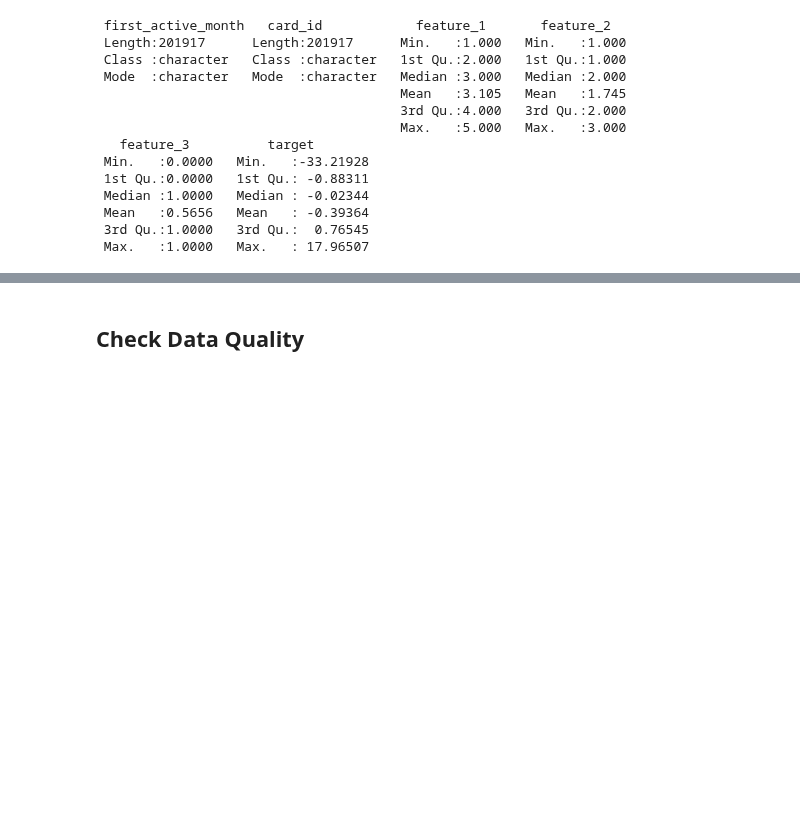
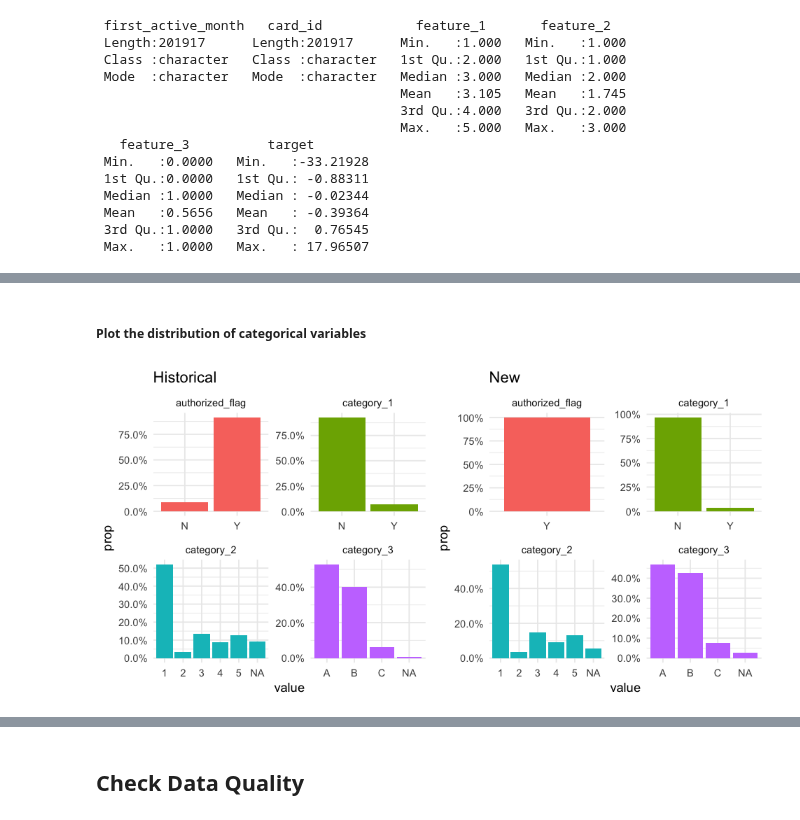
Before and after one commit to hsing-yi-wang/Kaggle_Projects, a Jupyter notebook: Elo_Merchant.ipynb, the cells around one changed output, grey strips where cells are left out. Cells and saved outputs as stored; diff of their text form; code cells hidden in the pictures; blank space fills up the shorter version.

```diff
--- a/Elo_Merchant.ipynb
+++ b/Elo_Merchant.ipynb
@@ -127,0 +249,33 @@ Contains aggregate information for each merchant_id
+# %% [markdown]
+##### Plot the distribution of categorical variables
+# %%
+p1 <- htrans %>%
+  sample_n(6e6) %>%
+  select(authorized_flag, category_1, category_2, category_3) %>%
+  mutate(category_2 = as.character(category_2)) %>%
+  gather(key = "feature", value = "value") %>%
+  mutate(value = factor(value)) %>%
+  ggplot(aes(value, fill = feature)) +
+  geom_bar(aes(y = ..prop.., group = 1)) +
+  scale_y_continuous(labels = percent_format()) +
+  facet_wrap(~ feature, scales = "free") +
+  theme_minimal() +
+  ggtitle("Historical") +
+  theme(legend.position = "none")
+p2 <- ntrans %>%
+  select(authorized_flag, category_1, category_2, category_3) %>%
+  mutate(category_2 = as.character(category_2)) %>%
+  gather(key = "feature", value = "value") %>%
+  mutate(value = factor(value)) %>%
+  ggplot(aes(value, fill = feature)) +
+  geom_bar(aes(y = ..prop.., group = 1)) +
+  scale_y_continuous(labels = percent_format()) +
+  facet_wrap(~ feature, scales = "free") +
+  theme_minimal() +
+  ggtitle("New") +
+  theme(legend.position = "none")
+options(repr.plot.width=8, repr.plot.height=4)
+source("http://peterhaschke.com/Code/multiplot.R")
+multiplot(p1, p2, cols = 2)
+# %% [output]
+[figure, added]
```
Also changed, not shown: parts of 56 cells of this notebook.
